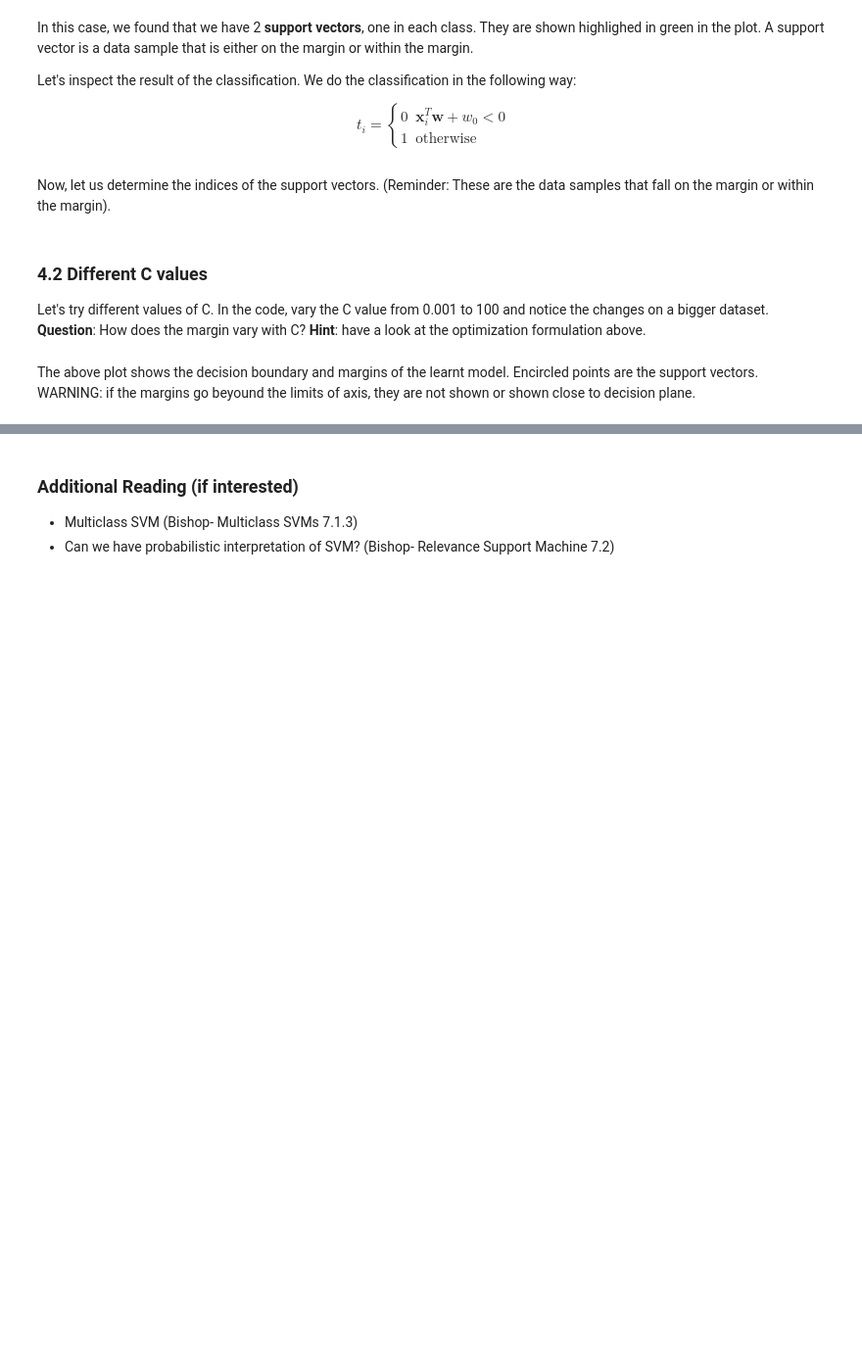
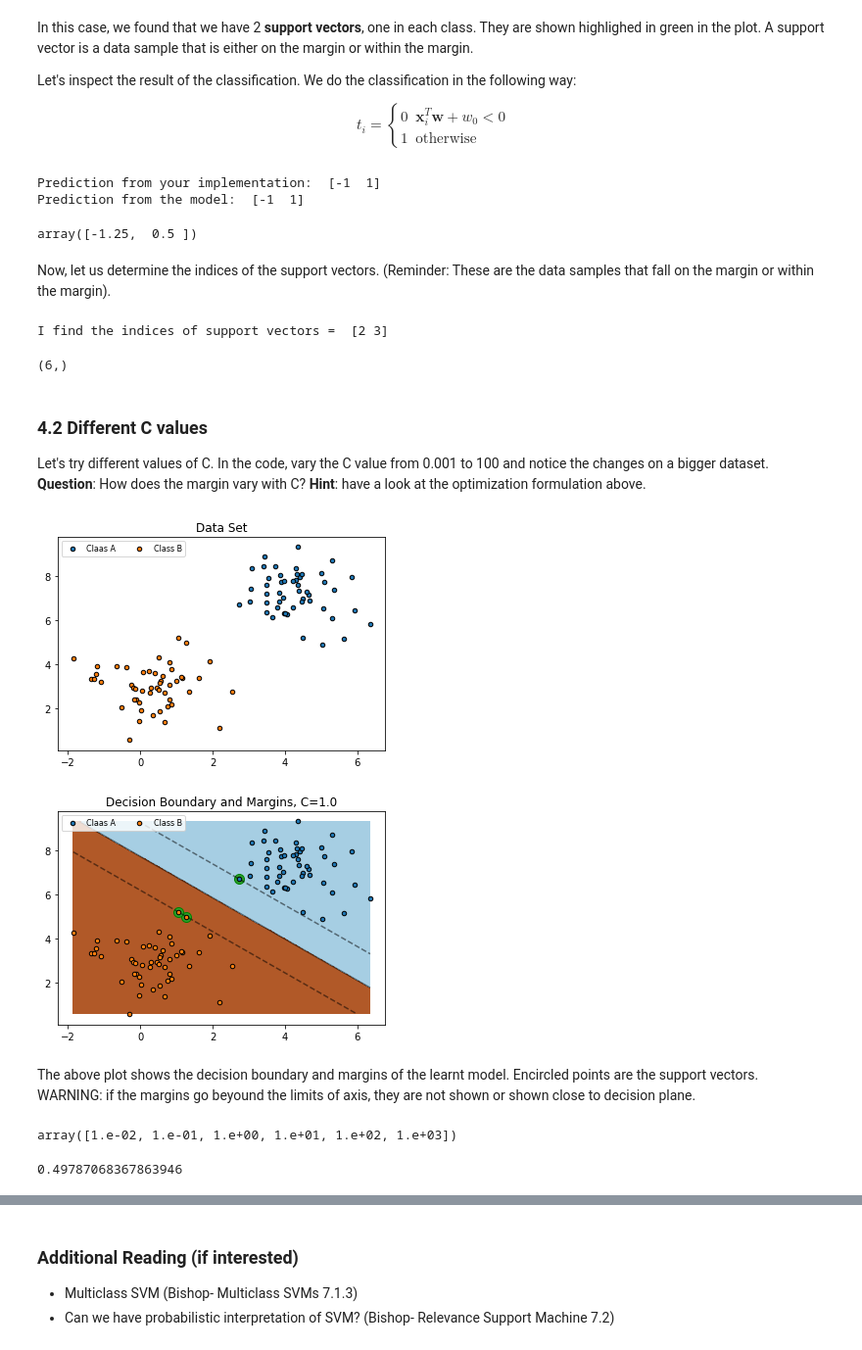
Before and after one commit to bindas1/MachineLearningCS-233, a Jupyter notebook: hw_06/exercise_6.ipynb, the cells around one changed output, grey strips where cells are left out. Shown: that part at 98% size. Cells and saved outputs as stored; diff of their text form; code cells hidden in the pictures; blank space fills up the shorter version.

```diff
--- a/hw_06/exercise_6.ipynb
+++ b/hw_06/exercise_6.ipynb
@@ -126,9 +162,10 @@ def raw_predict(x, w, w0):
     output:
     out: predictions, np.array of shape (N, ). tip: .astype(int)
     '''
-    ## CODE HERE
+    out = np.array([-1 if x_i < 0 else 1 for x_i in (np.dot(w, x) + w0)[0]])
 
-
+    #out = (np.dot(w, x) + w0)[0]
+    #return out.astype(int)
     return out
 
 x_test = np.array([
@@ -137,22 +174,29 @@ x_test = np.array([
 
 #output the predictions on x_test
 ## CODE HERE
-raw_pred = ...
+raw_pred = raw_predict(x_test, clf.coef_, clf.intercept_)
 print("Prediction from your implementation: ", raw_pred)
 
 ##CODE HERE. Use scikit-learn's predict function to do the prediction on the test data.
-model_predict = ...
+model_predict = clf.predict(x_test)
 
 print("Prediction from the model: ", model_predict)
 
 
 assert(raw_pred.all() == clf.predict(x_test).all())
+# %% [output]
+Prediction from your implementation:  [-1  1]
+Prediction from the model:  [-1  1]
+# %%
+(np.dot(clf.coef_, x_test) + clf.intercept_)[0]
+# %% [output]
+array([-1.25,  0.5 ])
 # %% [markdown]
 Now, let us determine the indices of the support vectors. (Reminder: These are the data samples that fall on the margin or within the margin).
 # %%
 ## we can also calculate the decision function manually
 ## Step 1: CODE HERE:: Code the decision function: Xw+w_0
-decision_function = ...
+decision_function = np.dot(x, clf.coef_[0]) + clf.intercept_
 
 ## Step 2: We can also retrieve the decision function from the model:
 decision_function_from_model = clf.decision_function(x)
@@ -161,10 +205,17 @@ assert(decision_function_from_model.all() == decision_function.all())
 
 ## according to the condition that support vectors should satisfy
 ## CODE HERE tips: use np.where to put the condition in.
-support_vector_indices = ...
+# ???
+support_vector_indices = np.where(y * decision_function <= 1.)[0]
 
 print('I find the indices of support vectors = ', support_vector_indices)
 assert(support_vector_indices.all() == clf.support_.all())
+# %% [output]
+I find the indices of support vectors =  [2 3]
+# %%
+decision_function.shape
+# %% [output]
+(6,)
 # %% [markdown]
 ### 4.2 Different C values
 Let's try different values of C. In the code, vary the C value from 0.001 to 100 and notice the changes on a bigger dataset.
@@ -172,23 +223,34 @@ Let's try different values of C. In the code, vary the C value from 0.001 to 100
 # %%
 from sklearn.svm import SVC
 from helpers import get_simple_dataset
 from plots import plot
 
 # Get the simple dataset
 X, Y = get_simple_dataset()
 plot(X,Y,None,dataOnly=True)
 
 #Declare a SVM model with linear kernel and C=1.0
-clf = SVC(kernel='linear', C=1.0)
+clf = SVC(kernel='linear', C=1.)
 
 #call the fit method
 clf.fit(X, Y)
 
 #plot the decision boundary
 plot(X, Y, clf)
+# %% [output]
+[figure, added]
+[figure, added]
 # %% [markdown]
 The above plot shows the decision boundary and margins of the learnt model. Encircled points are the support vectors.
 WARNING: if the margins go beyound the limits of axis, they are not shown or shown close to decision plane.
+# %%
+10 * np.logspace(-3, 2, num=6)
+# %% [output]
+array([1.e-02, 1.e-01, 1.e+00, 1.e+01, 1.e+02, 1.e+03])
+# %%
+10*np.exp(-3)
+# %% [output]
+0.49787068367863946
 # %%
 # Vary C and plot the boundaries
 # Use np.logspace to generate 6 c values from (10e-3, 10e2)
```
Also changed, not shown: parts of 6 cells of this notebook.
